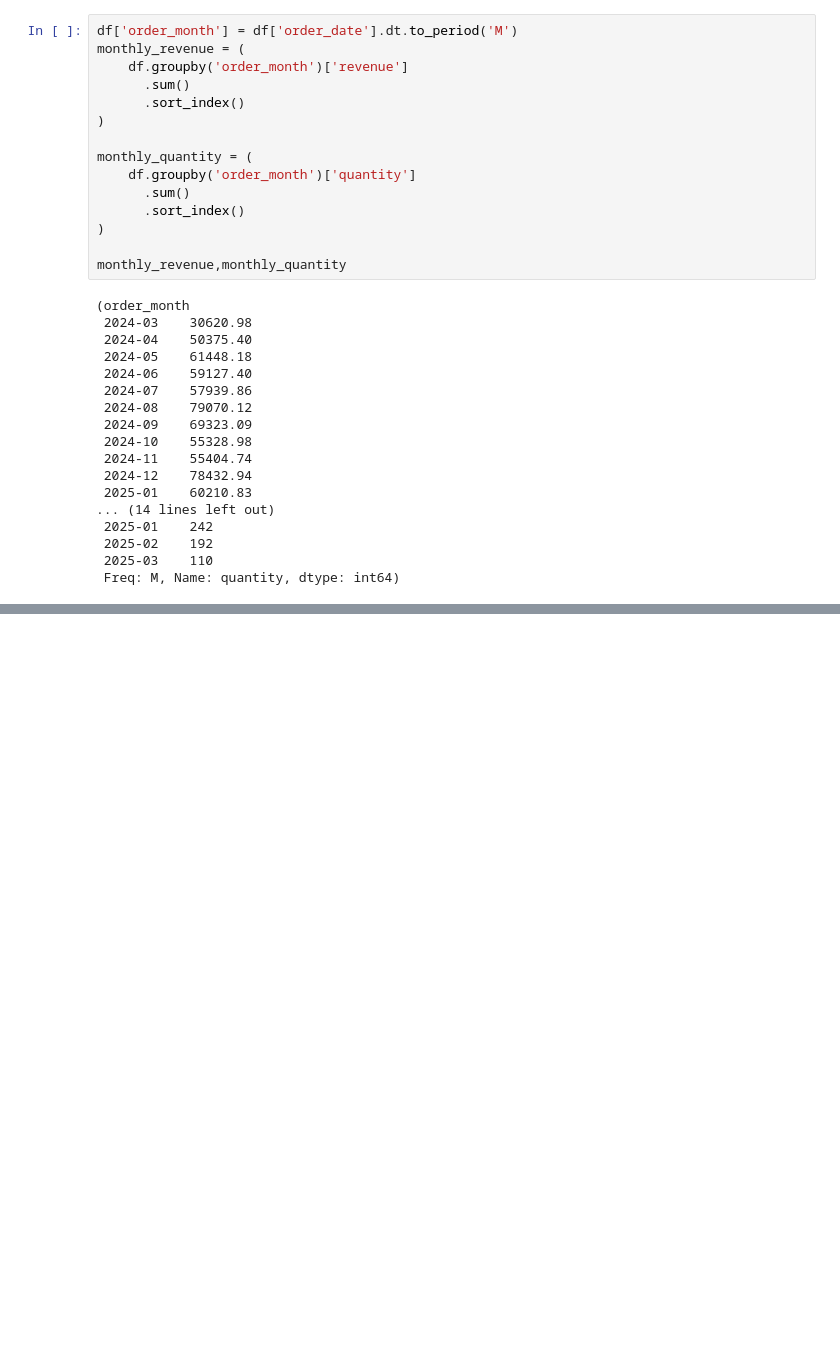
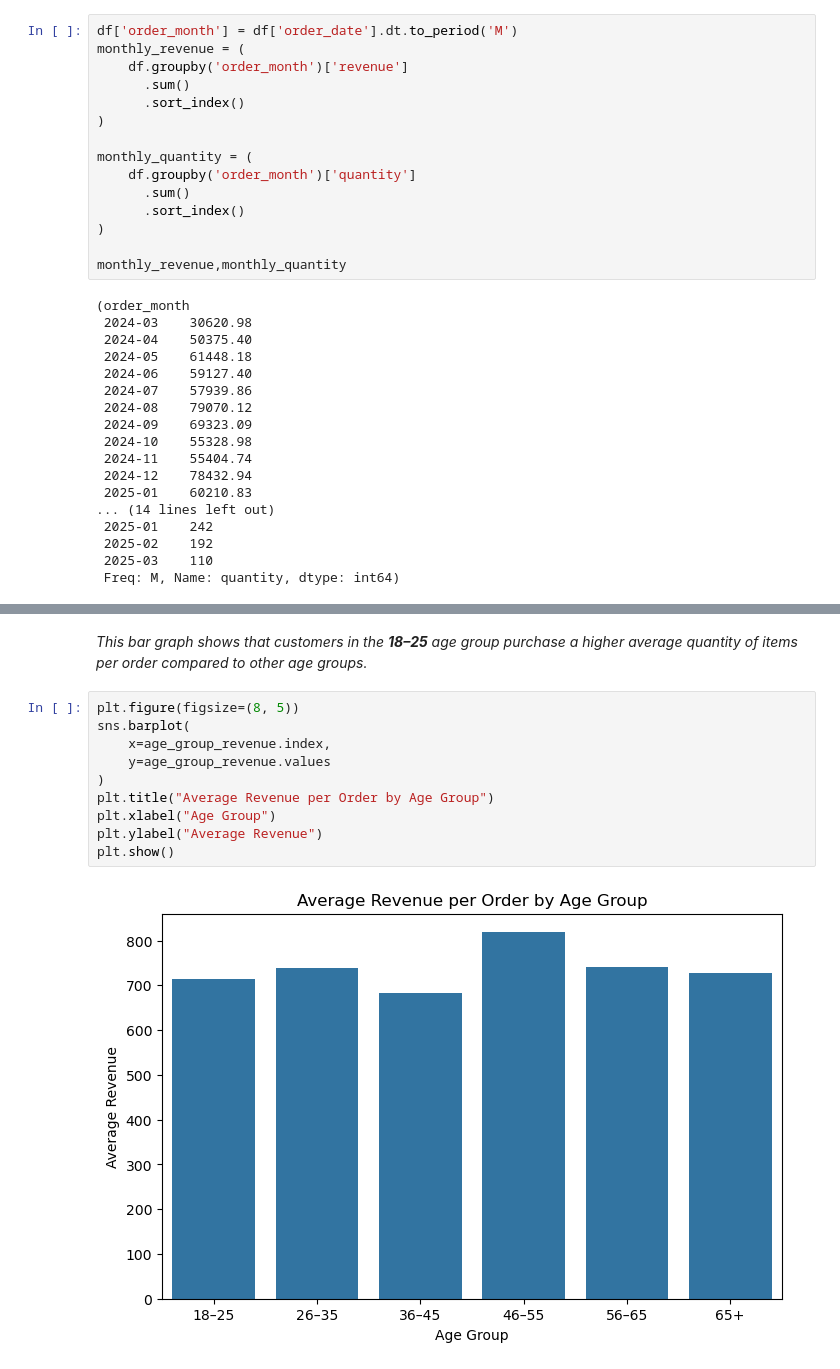
Before and after one commit to shreyamishra-sudo/eda_project, a Jupyter notebook: eda.ipynb, the cells around one changed output, grey strips where cells are left out. Cells and saved outputs as stored; diff of their text form; blank space fills up the shorter version.

```diff
--- a/eda.ipynb
+++ b/eda.ipynb
@@ -375,0 +431,14 @@ monthly_revenue,monthly_quantity
+# %% [markdown]
+*This bar graph shows that customers in the **18–25** age group purchase a higher average quantity of items per order compared to other age groups.*
+# %%
+plt.figure(figsize=(8, 5))
+sns.barplot(
+    x=age_group_revenue.index,
+    y=age_group_revenue.values
+)
+plt.title("Average Revenue per Order by Age Group")
+plt.xlabel("Age Group")
+plt.ylabel("Average Revenue")
+plt.show()
+# %% [output]
+[figure, added]
```
Also changed, not shown: parts of 18 cells of this notebook.
